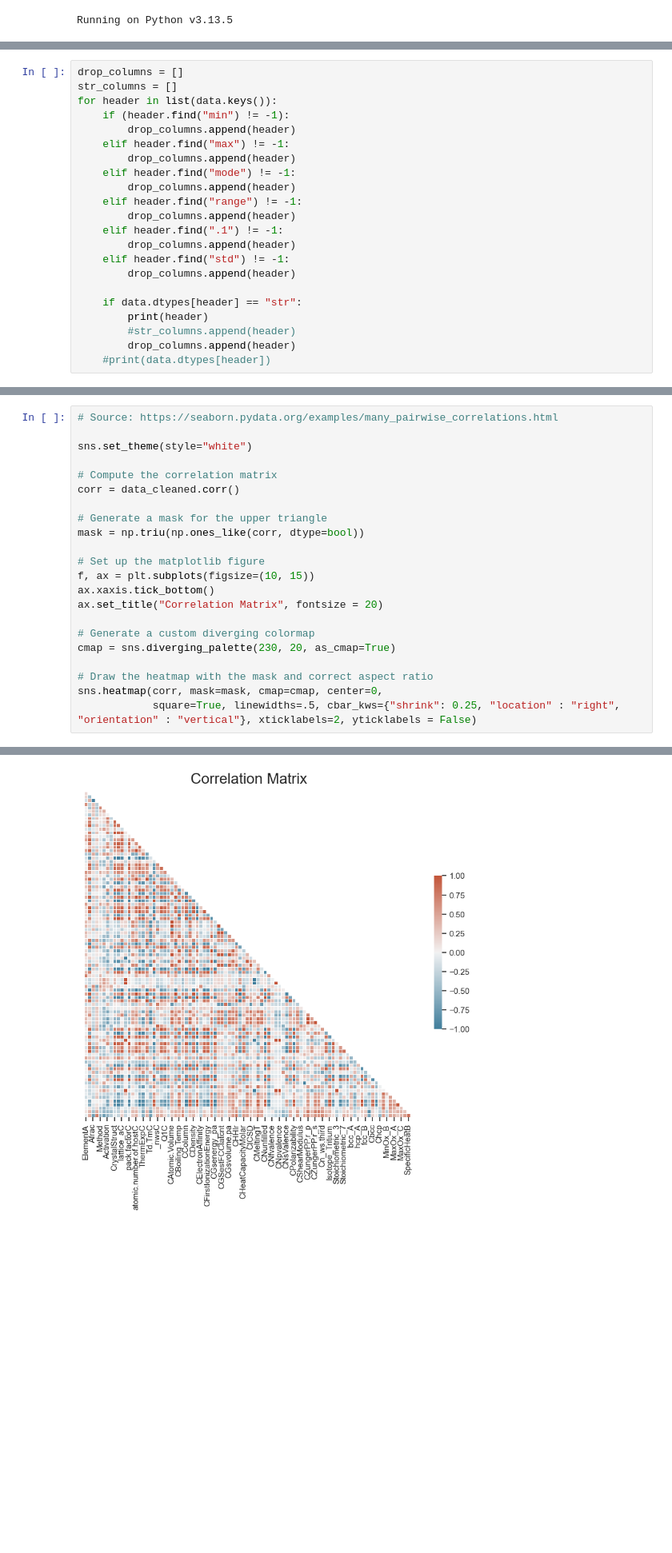
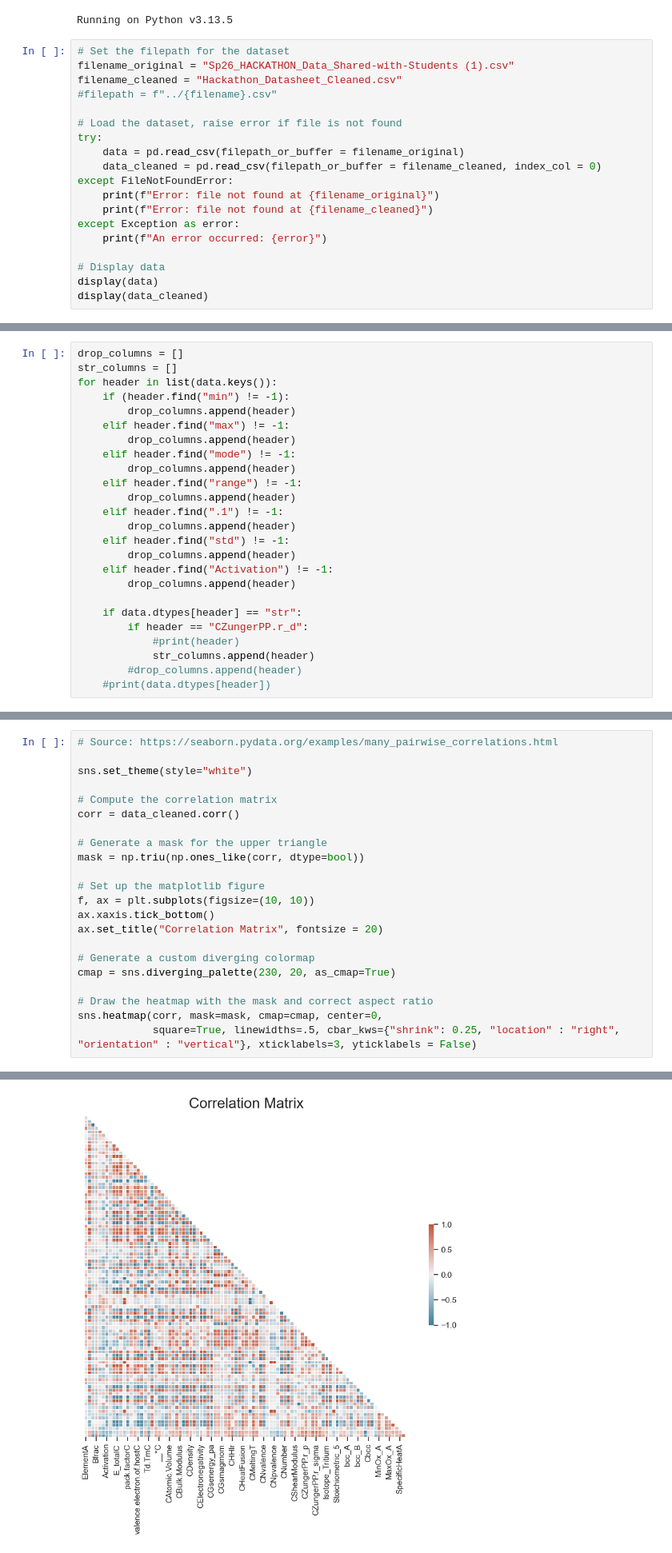
Before and after one commit to cetranch/Hackathon, a Jupyter notebook: Exploratory Data Analysis.ipynb, the cells around one changed output, grey strips where cells are left out. Shown at 80% size. Saved outputs shown, nothing was run; the diff lists cells and outputs as text; blank space fills up the shorter version.

```diff
--- a/Exploratory Data Analysis.ipynb
+++ b/Exploratory Data Analysis.ipynb
@@ -19,3 +19,22 @@ seed = 27
 np.random.seed(seed)
 # %% [output]
 Running on Python v3.13.5
+# %%
+# Set the filepath for the dataset
+filename_original = "Sp26_HACKATHON_Data_Shared-with-Students (1).csv"
+filename_cleaned = "Hackathon_Datasheet_Cleaned.csv"
+#filepath = f"../{filename}.csv"
+
+# Load the dataset, raise error if file is not found
+try:
+    data = pd.read_csv(filepath_or_buffer = filename_original)
+    data_cleaned = pd.read_csv(filepath_or_buffer = filename_cleaned, index_col = 0)
+except FileNotFoundError:
+    print(f"Error: file not found at {filename_original}")
+    print(f"Error: file not found at {filename_cleaned}")
+except Exception as error:
+    print(f"An error occurred: {error}")
+
+# Display data
+display(data)
+display(data_cleaned)
@@ -71,9 +131,12 @@ for header in list(data.keys()):
         drop_columns.append(header)
     elif header.find("std") != -1:
         drop_columns.append(header)
+    elif header.find("Activation") != -1:
+        drop_columns.append(header)
 
     if data.dtypes[header] == "str":
-        print(header)
-        #str_columns.append(header)
-        drop_columns.append(header)
+        if header == "CZungerPP.r_d":
+            #print(header)
+            str_columns.append(header)
+        #drop_columns.append(header)
     #print(data.dtypes[header])
@@ -330,28 +380,28 @@ radviz(append, class_num = uniqueClasses, filename = "Radviz")
 # %%
 # Source: https://seaborn.pydata.org/examples/many_pairwise_correlations.html
 
 sns.set_theme(style="white")
 
 # Compute the correlation matrix
 corr = data_cleaned.corr()
 
 # Generate a mask for the upper triangle
 mask = np.triu(np.ones_like(corr, dtype=bool))
 
 # Set up the matplotlib figure
-f, ax = plt.subplots(figsize=(10, 15))
+f, ax = plt.subplots(figsize=(10, 10))
 ax.xaxis.tick_bottom()
 ax.set_title("Correlation Matrix", fontsize = 20)
 
 # Generate a custom diverging colormap
 cmap = sns.diverging_palette(230, 20, as_cmap=True)
 
 # Draw the heatmap with the mask and correct aspect ratio
 sns.heatmap(corr, mask=mask, cmap=cmap, center=0,
-            square=True, linewidths=.5, cbar_kws={"shrink": 0.25, "location" : "right", "orientation" : "vertical"}, xticklabels=2, yticklabels = False)
+            square=True, linewidths=.5, cbar_kws={"shrink": 0.25, "location" : "right", "orientation" : "vertical"}, xticklabels=3, yticklabels = False)
 # %% [output]
 <Axes: title={'center': 'Correlation Matrix'}>
-[figure, old version]
+[figure, new version]
 # %% [markdown]
 ## Correlogram:
 # %%
```
Also changed, not shown: parts of 20 cells of this notebook.
